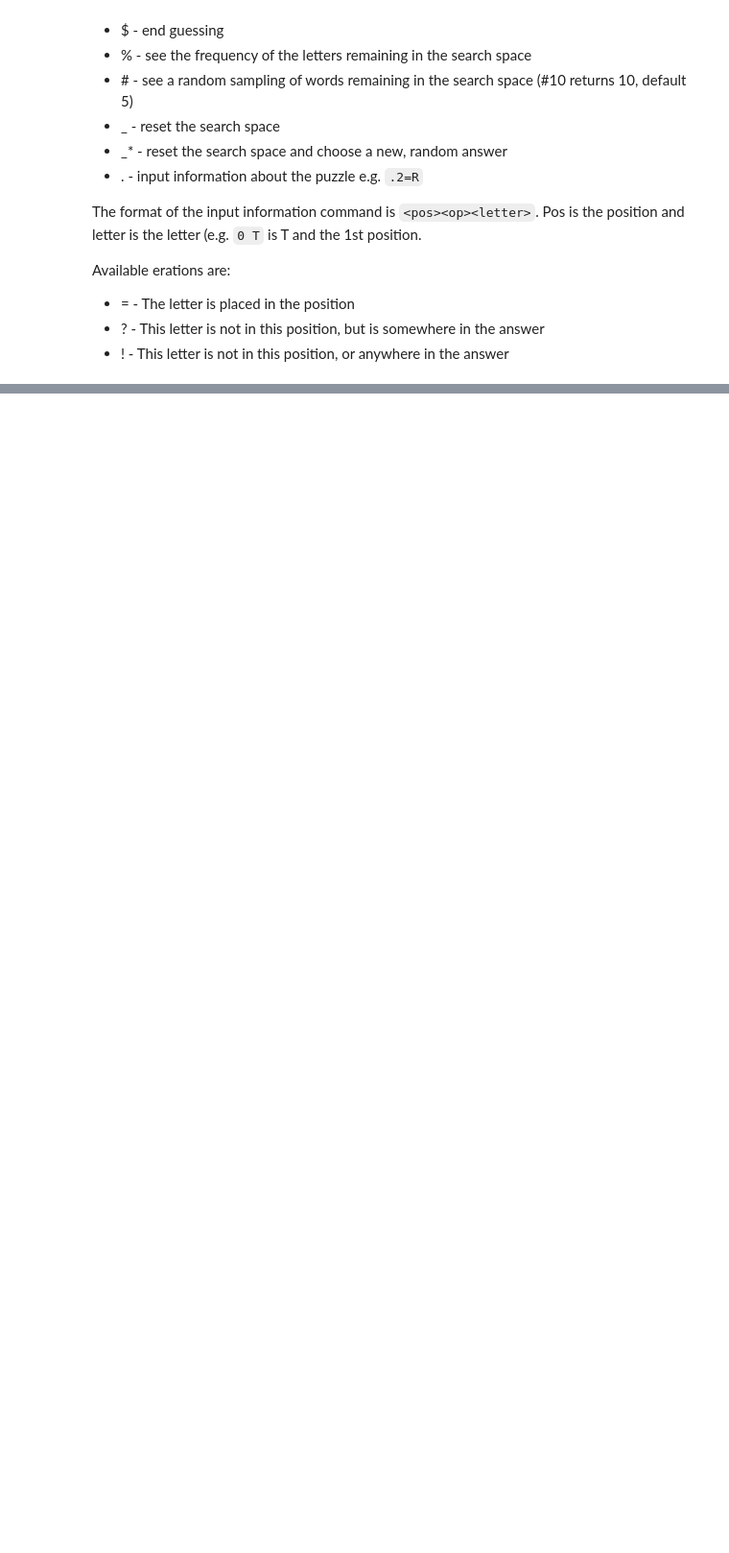
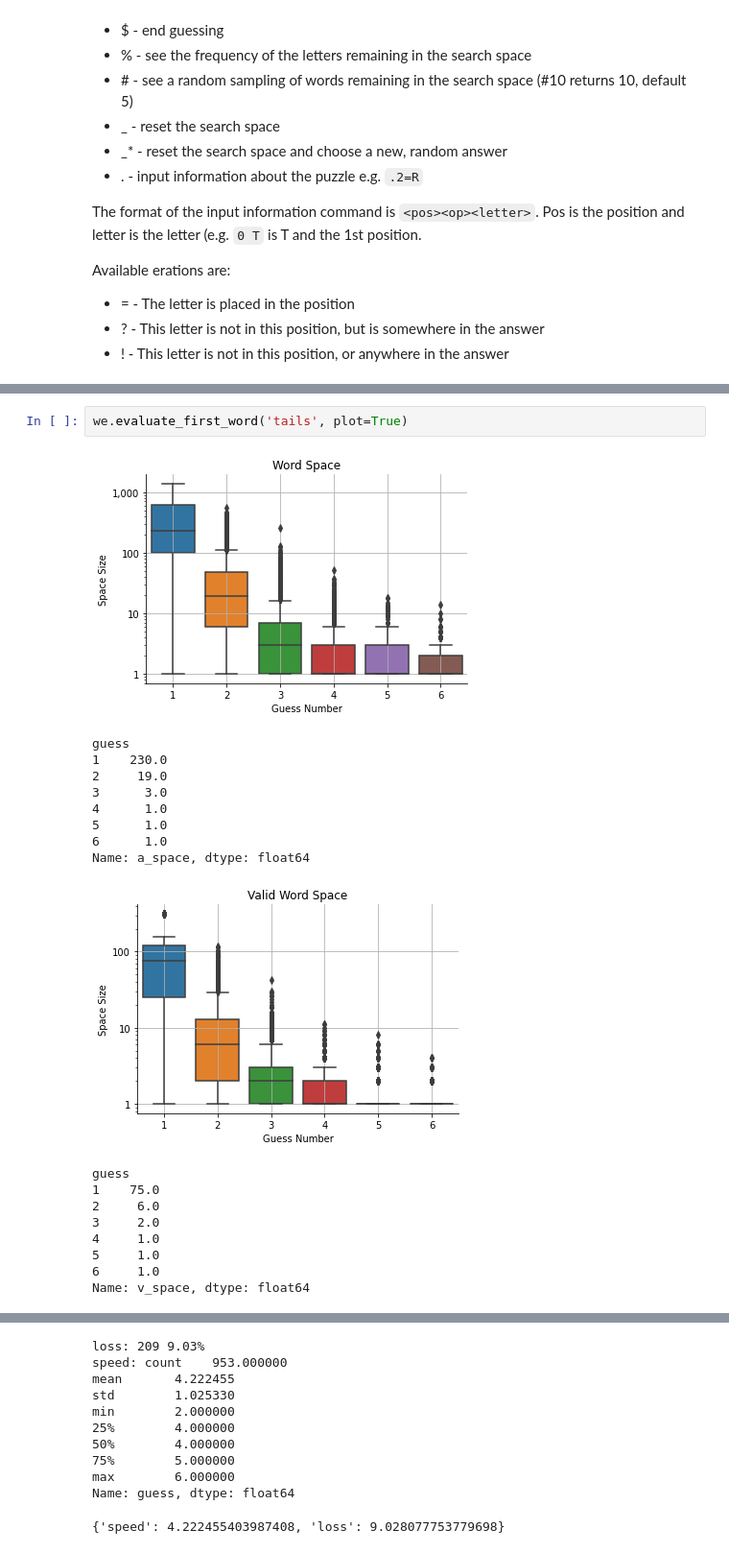
Before and after one commit to ACEnglish/wordlexp, a Jupyter notebook: Wordle.ipynb, the cells around one changed output, grey strips where cells are left out. Shown: that part at 96% size. Cells and saved outputs as stored; diff of their text form; blank space fills up the shorter version.

```diff
--- a/Wordle.ipynb
+++ b/Wordle.ipynb
@@ -699,0 +84,21 @@ Name: L-1, dtype: float64
+# %%
+we.evaluate_first_word('tails', plot=True)
+# %% [output]
+[figure, added]
+guess
+1    230.0
+2     19.0
+3      3.0
+4      1.0
+5      1.0
+6      1.0
+Name: a_space, dtype: float64
+[figure, added]
+guess
+1    75.0
+2     6.0
+3     2.0
+4     1.0
+5     1.0
+6     1.0
+Name: v_space, dtype: float64
@@ -699,0 +106,11 @@ Name: L-1, dtype: float64
+loss: 209 9.03%
+speed: count    953.000000
+mean       4.222455
+std        1.025330
+min        2.000000
+25%        4.000000
+50%        4.000000
+75%        5.000000
+max        6.000000
+Name: guess, dtype: float64
+{'speed': 4.222455403987408, 'loss': 9.028077753779698}
```
Also changed, not shown: parts of 52 cells of this notebook, 4 other files.
